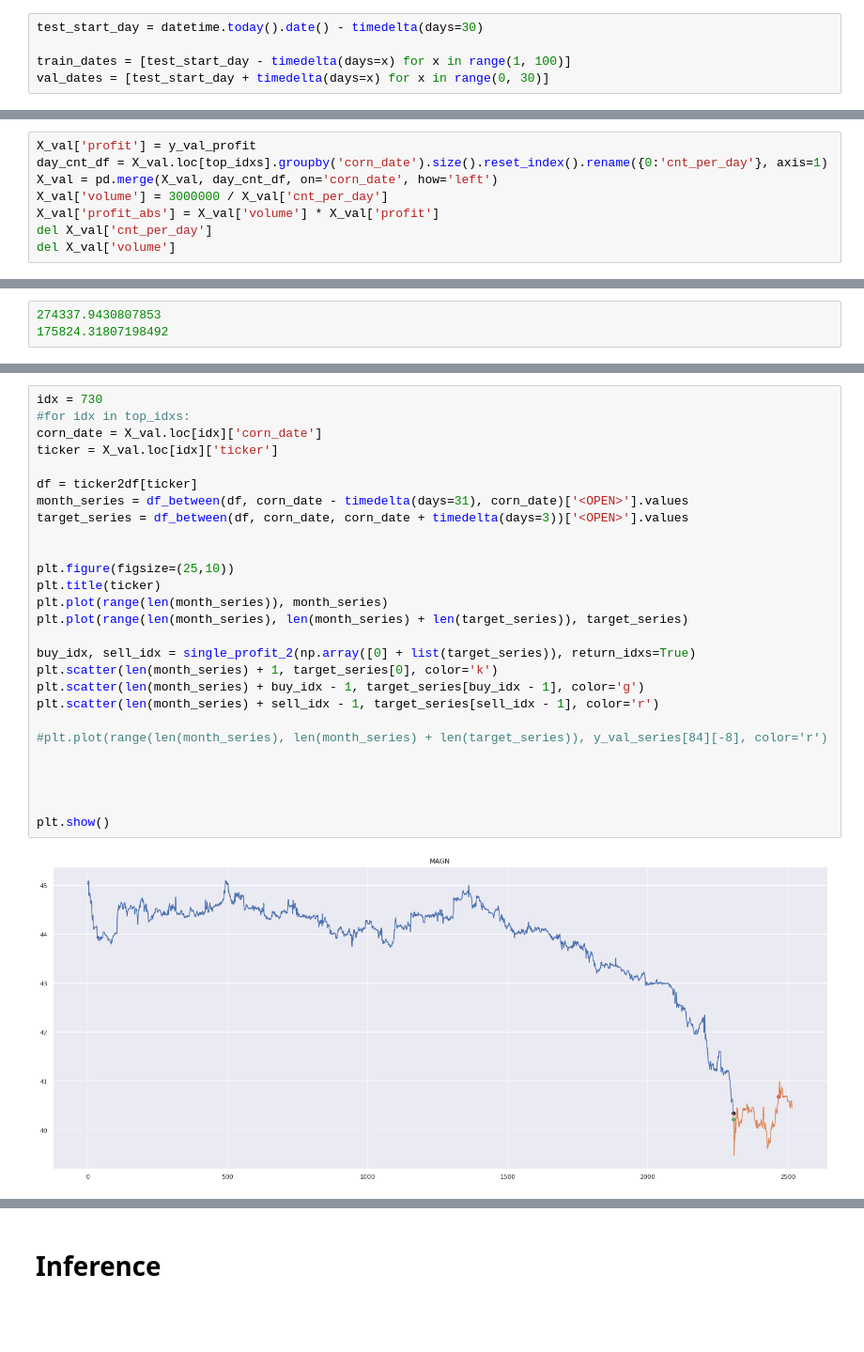
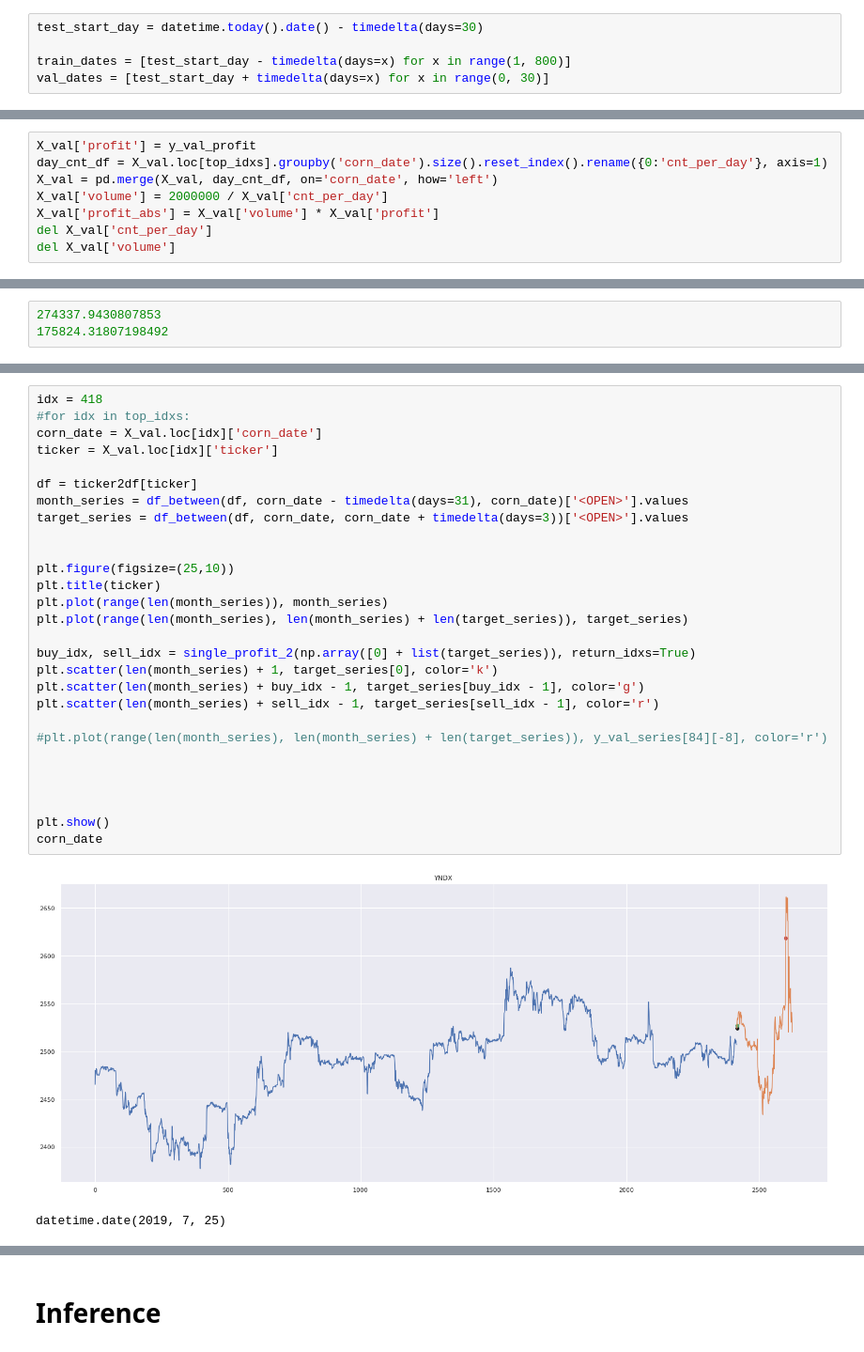
Before and after one commit to ajmal017/finance-4, a Jupyter notebook: train.ipynb, the cells around one changed output, grey strips where cells are left out. Shown: that part at 94% size. Saved outputs shown, nothing was run; the diff lists cells and outputs as text; blank space fills up the shorter version.

```diff
--- a/train.ipynb
+++ b/train.ipynb
@@ -69,7 +72,7 @@ FIVE
 # %%
 test_start_day = datetime.today().date() - timedelta(days=30)
 
-train_dates = [test_start_day - timedelta(days=x) for x in range(1, 100)]
+train_dates = [test_start_day - timedelta(days=x) for x in range(1, 800)]
 val_dates = [test_start_day + timedelta(days=x) for x in range(0, 30)]
 # %%
 X_train, y_train_series = all_samples(ticker2df, train_dates)
@@ -311,7 +349,7 @@ y_val_profit = calc_target(y_val_series, single_profit_2)
 X_val['profit'] = y_val_profit
 day_cnt_df = X_val.loc[top_idxs].groupby('corn_date').size().reset_index().rename({0:'cnt_per_day'}, axis=1)
 X_val = pd.merge(X_val, day_cnt_df, on='corn_date', how='left')
-X_val['volume'] = 3000000 / X_val['cnt_per_day']
+X_val['volume'] = 2000000 / X_val['cnt_per_day']
 X_val['profit_abs'] = X_val['volume'] * X_val['profit']
 del X_val['cnt_per_day']
 del X_val['volume']
@@ -405,29 +414,31 @@ X_day
 # %%
-idx = 730
+idx = 418
 #for idx in top_idxs:
 corn_date = X_val.loc[idx]['corn_date']
 ticker = X_val.loc[idx]['ticker']
 
 df = ticker2df[ticker]
 month_series = df_between(df, corn_date - timedelta(days=31), corn_date)['<OPEN>'].values
 target_series = df_between(df, corn_date, corn_date + timedelta(days=3))['<OPEN>'].values
 
 
 plt.figure(figsize=(25,10))
 plt.title(ticker)
 plt.plot(range(len(month_series)), month_series)
 plt.plot(range(len(month_series), len(month_series) + len(target_series)), target_series)
 
 buy_idx, sell_idx = single_profit_2(np.array([0] + list(target_series)), return_idxs=True)
 plt.scatter(len(month_series) + 1, target_series[0], color='k')
 plt.scatter(len(month_series) + buy_idx - 1, target_series[buy_idx - 1], color='g')
 plt.scatter(len(month_series) + sell_idx - 1, target_series[sell_idx - 1], color='r')
 
 #plt.plot(range(len(month_series), len(month_series) + len(target_series)), y_val_series[84][-8], color='r')
 
 
 
 
 plt.show()
+corn_date
 # %% [output]
-[figure, old version]
+[figure, new version]
+datetime.date(2019, 7, 25)
```
Also changed, not shown: parts of 44 cells of this notebook, 2 other files.
